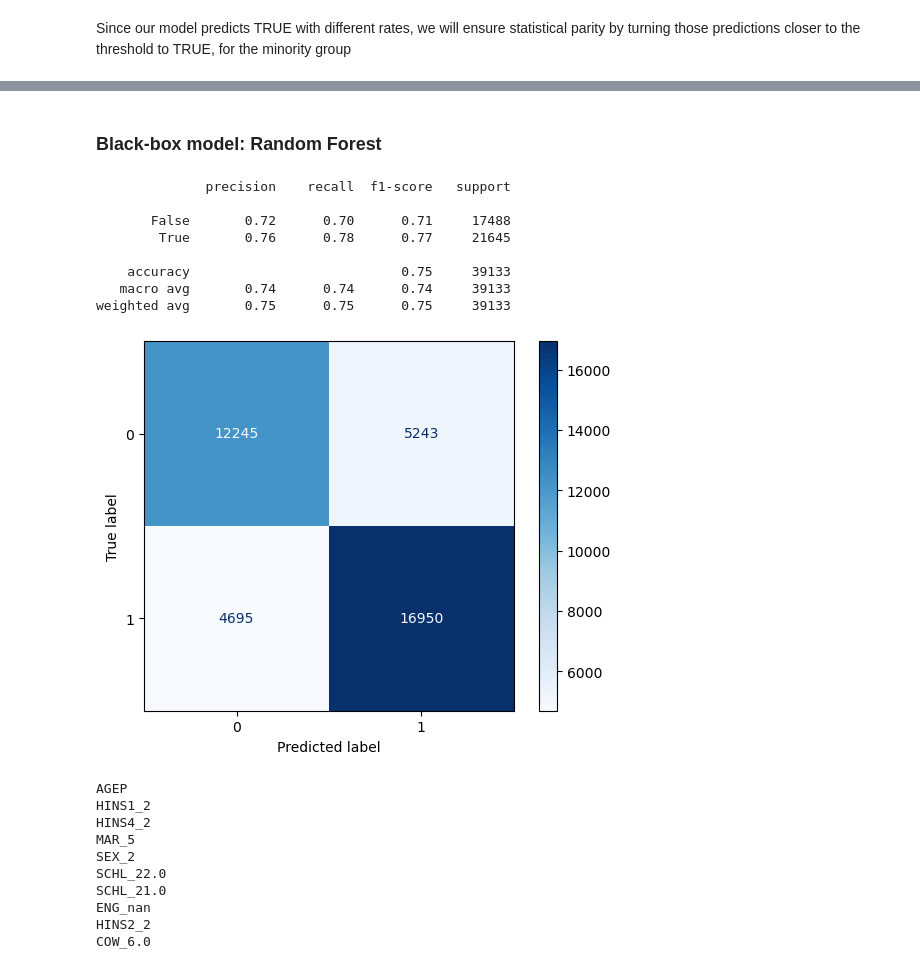
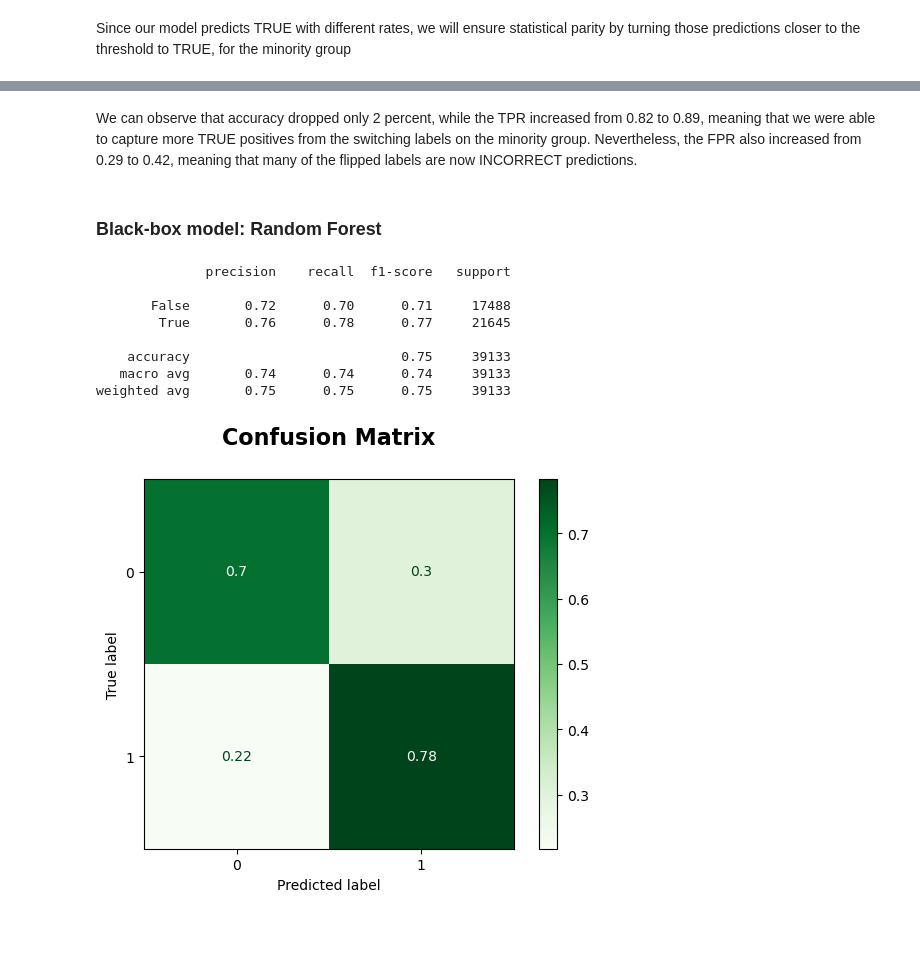
Before and after one commit to const5craciun/algo_fair, a Jupyter notebook: Notebook.ipynb, the cells around one changed output, grey strips where cells are left out. Saved outputs shown, nothing was run; the diff lists cells and outputs as text; code cells hidden in the pictures; blank space fills up the shorter version.

```diff
--- a/Notebook.ipynb
+++ b/Notebook.ipynb
@@ -53,6 +474,9 @@ def data_processing(data, features, target_name:str, threshold: float = 35000):
     df = df[df['PINCP'] > 100]
     df = df[df['WKHP'] > 0]
     df = df[df['PWGTP'] >= 1]
+    df["SCHL"] = df["SCHL"].astype(int)
+    df["COW"] = df["COW"].astype(int)
+    df["ENG"] = df["ENG"].fillna(0).astype(int)
     ### Adult Filter (ENDS)
     ### Groups of interest
     sex = df["SEX"].values
@@ -63,7 +487,7 @@ def data_processing(data, features, target_name:str, threshold: float = 35000):
     df_processed = df[features].copy()
     cols = [ "HINS1", "HINS2", "HINS4", "CIT", "COW", "SCHL", "MAR", "SEX", "RAC1P"]
     df_processed = pd.get_dummies(df_processed, prefix=None, prefix_sep='_', dummy_na=False, columns=cols, drop_first=True)
-    df_processed = pd.get_dummies(df_processed, prefix=None, prefix_sep='_', dummy_na=True, columns=["ENG"], drop_first=True)
+    df_processed = pd.get_dummies(df_processed, prefix=None, prefix_sep='_', dummy_na=False, columns=["ENG"], drop_first=True)
     return df_processed, df, target, sex
 
 data, data_original, target, group = data_processing(acs_data, feature_names, target_name)
@@ -285,26 +651,25 @@ _.sort_values("FPR")
+# %% [markdown]
+We can observe that accuracy dropped only 2 percent, while the TPR increased from 0.82 to 0.89, meaning that we were able to capture more TRUE positives from the switching labels on the minority group. Nevertheless, the FPR also increased from 0.29 to 0.42, meaning that many of the flipped labels are now INCORRECT predictions.
 # %% [markdown]
 ### Black-box model: Random Forest
 # %%
 # Train the model
-rf = RandomForestClassifier(n_estimators=10)
+rf = RandomForestClassifier(n_estimators=100)
 rf.fit(X_train, y_train)
 
 # Get the results
 y_hat = rf.predict(X_test)
+pred_probs = rf.predict_proba(X_test)
 
 # Let's get some metrics for the model
-print(classification_report(y_test, y_hat))
-
-disp = ConfusionMatrixDisplay(confusion_matrix(y_test, y_hat))
-disp.plot(cmap=plt.cm.Blues)
-plt.show();
+report_metrics(y_test, y_hat)
 # %% [output]
               precision    recall  f1-score   support
 
        False       0.72      0.70      0.71     17488
         True       0.76      0.78      0.77     21645
 
     accuracy                           0.75     39133
    macro avg       0.74      0.74      0.74     39133
 weighted avg       0.75      0.75      0.75     39133
-[figure, old version]
+[figure, new version]
@@ -314,15 +675,0 @@ f.sort(key=lambda x: x[1], reverse=True)
-# %%
-for feat in f[:10]:
-    ix, val = feat
-    print(list(data.columns)[ix])
-# %% [output]
-AGEP
-HINS1_2
-HINS4_2
-MAR_5
-SEX_2
-SCHL_22.0
-SCHL_21.0
-ENG_nan
-HINS2_2
-COW_6.0
```
Also changed, not shown: parts of 39 cells of this notebook.
